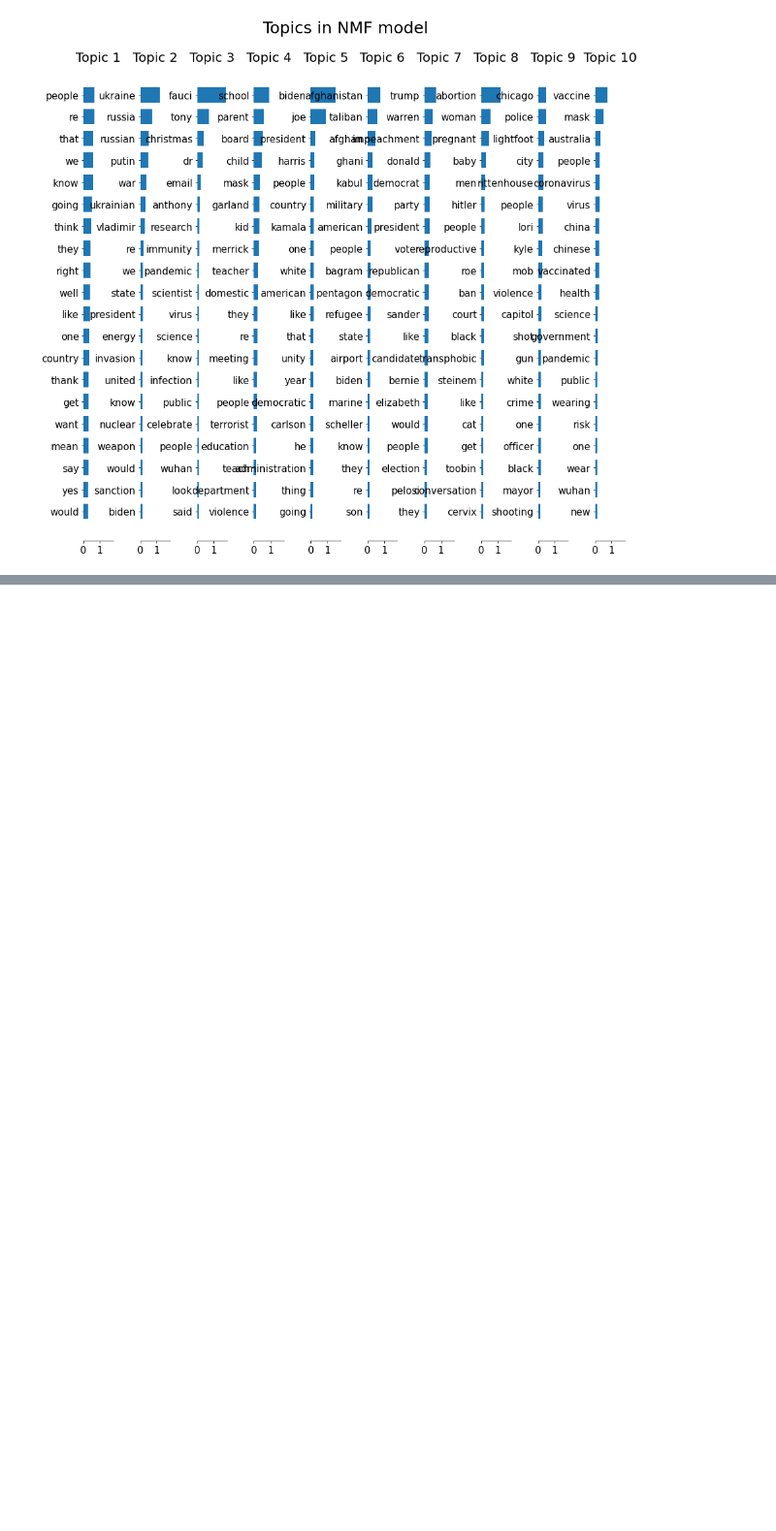
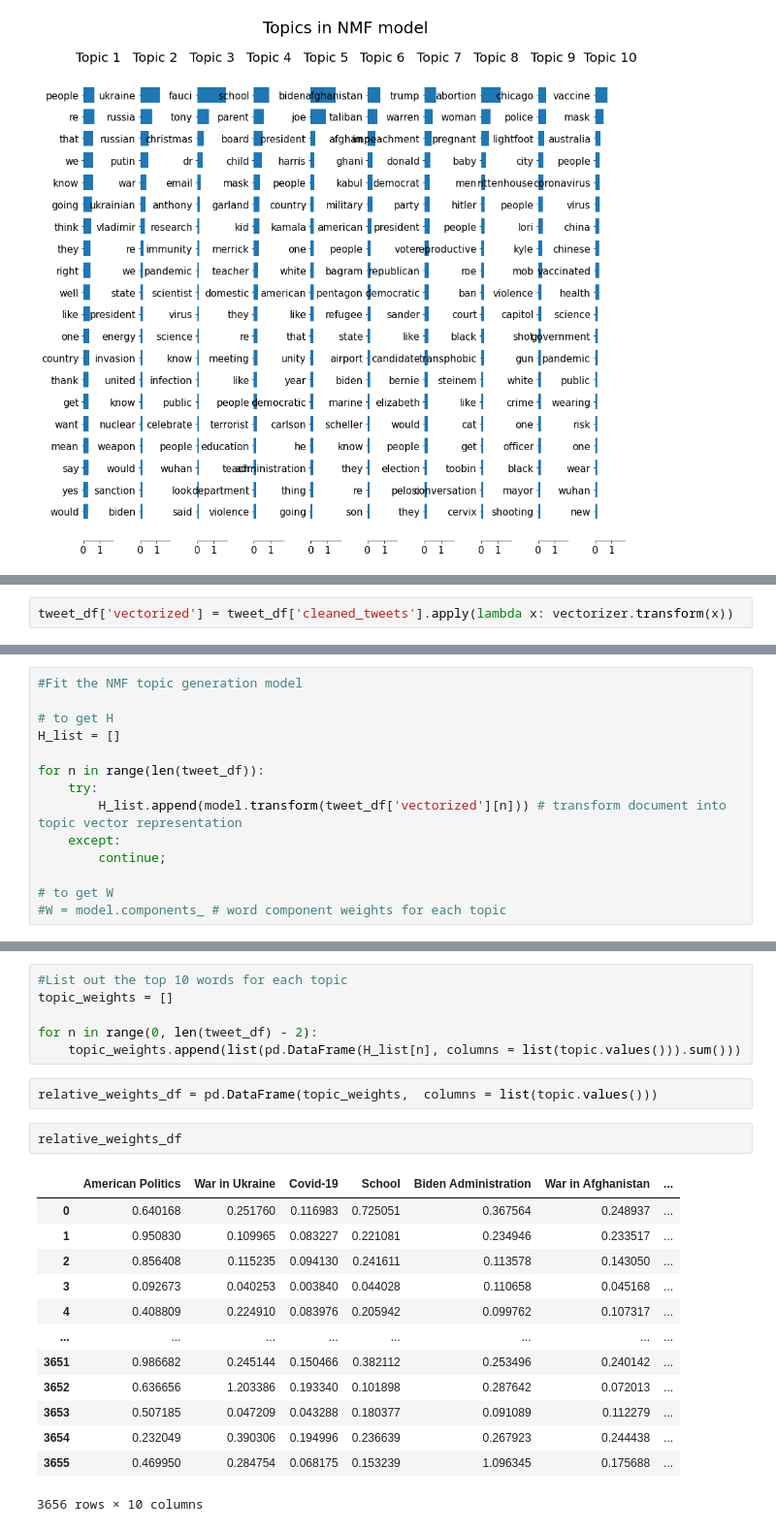
Before and after one commit to DanlBradley/TCNLP, a Jupyter notebook: M-EDA.ipynb, the cells around one changed output, grey strips where cells are left out. Shown at 97% size. Saved outputs shown, nothing was run; the diff lists cells and outputs as text; blank space fills up the shorter version.

```diff
--- a/M-EDA.ipynb
+++ b/M-EDA.ipynb
@@ -404,0 +256,2 @@ topic = {0: 'American Politics', 1: 'War in Ukraine', 2: 'Covid-19', 3: 'School'
+# %%
+tweet_df['vectorized'] = tweet_df['cleaned_tweets'].apply(lambda x: vectorizer.transform(x))
@@ -404,0 +277,14 @@ topic = {0: 'American Politics', 1: 'War in Ukraine', 2: 'Covid-19', 3: 'School'
+# %%
+#Fit the NMF topic generation model
+
+# to get H
+H_list = []
+
+for n in range(len(tweet_df)):
+    try:
+        H_list.append(model.transform(tweet_df['vectorized'][n])) # transform document into topic vector representation
+    except:
+        continue;
+
+# to get W
+#W = model.components_ # word component weights for each topic
@@ -404,0 +293,24 @@ topic = {0: 'American Politics', 1: 'War in Ukraine', 2: 'Covid-19', 3: 'School'
+# %%
+#List out the top 10 words for each topic
+topic_weights = []
+
+for n in range(0, len(tweet_df) - 2):
+    topic_weights.append(list(pd.DataFrame(H_list[n], columns = list(topic.values())).sum()))
+# %%
+relative_weights_df = pd.DataFrame(topic_weights,  columns = list(topic.values()))
+# %%
+relative_weights_df
+# %% [output]
+|  | American Politics | War in Ukraine | Covid-19 | School | Biden Administration | War in Afghanistan | ... |
+| 0 | 0.640168 | 0.251760 | 0.116983 | 0.725051 | 0.367564 | 0.248937 | ... |
+| 1 | 0.950830 | 0.109965 | 0.083227 | 0.221081 | 0.234946 | 0.233517 | ... |
+| 2 | 0.856408 | 0.115235 | 0.094130 | 0.241611 | 0.113578 | 0.143050 | ... |
+| 3 | 0.092673 | 0.040253 | 0.003840 | 0.044028 | 0.110658 | 0.045168 | ... |
+| 4 | 0.408809 | 0.224910 | 0.083976 | 0.205942 | 0.099762 | 0.107317 | ... |
+| ... | ... | ... | ... | ... | ... | ... | ... |
+| 3651 | 0.986682 | 0.245144 | 0.150466 | 0.382112 | 0.253496 | 0.240142 | ... |
+| 3652 | 0.636656 | 1.203386 | 0.193340 | 0.101898 | 0.287642 | 0.072013 | ... |
+| 3653 | 0.507185 | 0.047209 | 0.043288 | 0.180377 | 0.091089 | 0.112279 | ... |
+| 3654 | 0.232049 | 0.390306 | 0.194996 | 0.236639 | 0.267923 | 0.244438 | ... |
+| 3655 | 0.469950 | 0.284754 | 0.068175 | 0.153239 | 1.096345 | 0.175688 | ... |
+3656 rows × 10 columns
```
Also changed, not shown: parts of 64 cells of this notebook, 1 other file.
